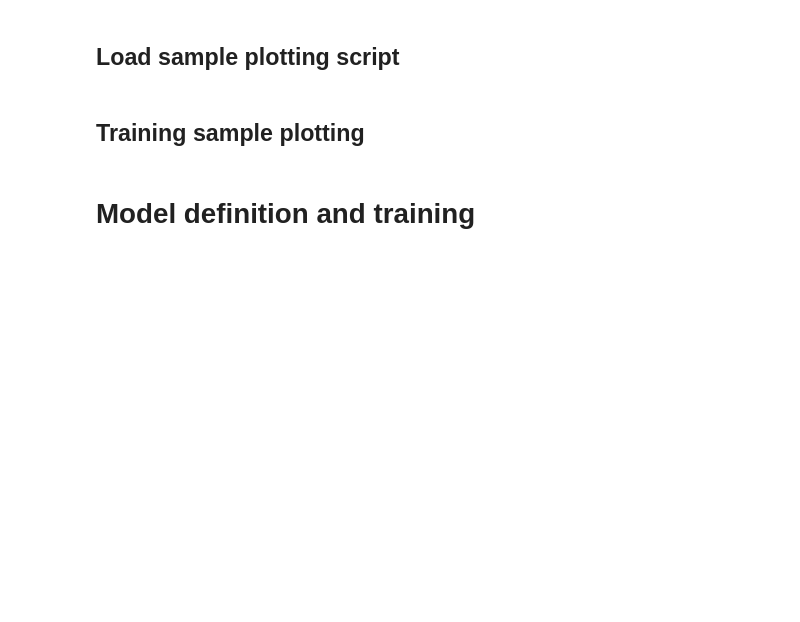
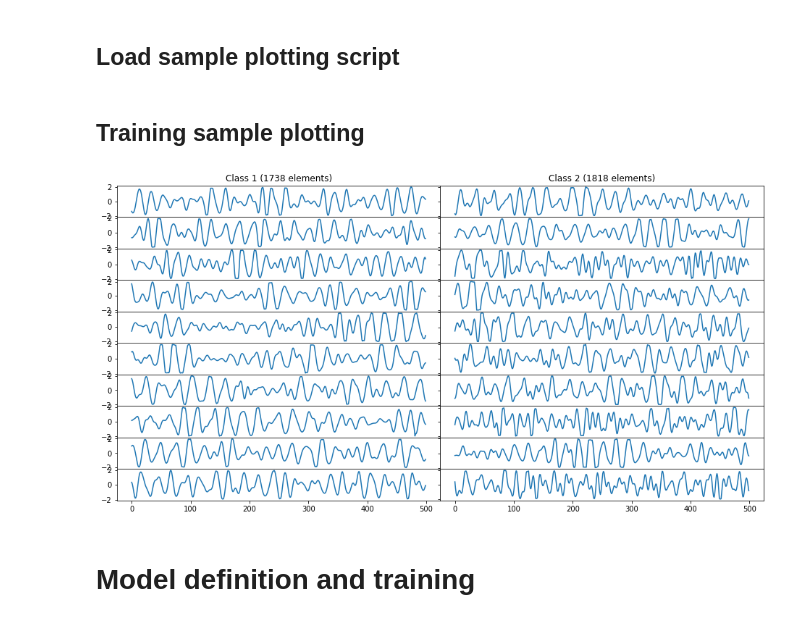
Before and after one commit to Flavio-96/K-AE-for-Time-Series, a Jupyter notebook: jupyter/Autoencoder_for_time_series.ipynb, the cells around one changed output. Cells and saved outputs as stored; diff of their text form; code cells hidden in the pictures; blank space fills up the shorter version.

Commit message:
Plots for autoencoder update

```diff
--- a/jupyter/Autoencoder_for_time_series.ipynb
+++ b/jupyter/Autoencoder_for_time_series.ipynb
@@ -15,7 +20,9 @@ checkpoints_directory = 'checkpoints'
 # %%
 dataset_names = ['ECG5000', 'ECG200', 'ChlorineConcentration', 'FordA', 'FordB', 'PhalangesOutlinesCorrect'
                  , 'RefrigerationDevices', 'TwoLeadECG', 'TwoPatterns']
-dataset_name = 'TwoPatterns'
+dataset_name = 'FordB'
+results_directory = '../export/Autoencoder/' + dataset_name+'/'
+os.makedirs(results_directory, exist_ok=True)
 # %% [markdown]
 ## Load Utility Script
 # %%
@@ -122,7 +134,7 @@ import numpy as np
 from collections import Counter
 
 
-def plot_data(data, classes, plot_row=10, save=False, name='tmp', adjust=True):
+def plot_data(data, classes, name, plot_row=10):
     counts = dict(Counter(classes))
     uniqueClasses = np.unique(classes)
     num_classes = len(uniqueClasses)
@@ -144,20 +156,23 @@ def plot_data(data, classes, plot_row=10, save=False, name='tmp', adjust=True):
                 if not selectedClass == 0:
                     plt.setp([axarr[n, selectedClass].get_yticklabels()], visible=False)
 
-    if adjust == True:
-        f.subplots_adjust(hspace=0)  # No horizontal space between subplots
-        f.subplots_adjust(wspace=0)  # No vertical space between subplots
+
+    f.subplots_adjust(hspace=0)  # No horizontal space between subplots
+    f.subplots_adjust(wspace=0)  # No vertical space between subplots
+
+    plt.savefig(results_directory+name+".png", format='png', dpi=1000)
+
     plt.show()
 
-    if save:
-        plt.savefig(name, format='png', dpi=1000)
 
     return
 # %% [markdown]
 ## Training sample plotting
 # %%
 pylab.rcParams['figure.figsize'] = (16, 8)
-plot_data(data_train, labels_train)
+plot_data(data_train, labels_train, 'Training_samples')
+# %% [output]
+[figure, added]
 # %% [markdown]
 # Model definition and training
 # %% [markdown]
```
Also changed, not shown: parts of 11 cells of this notebook, 10 other files.
